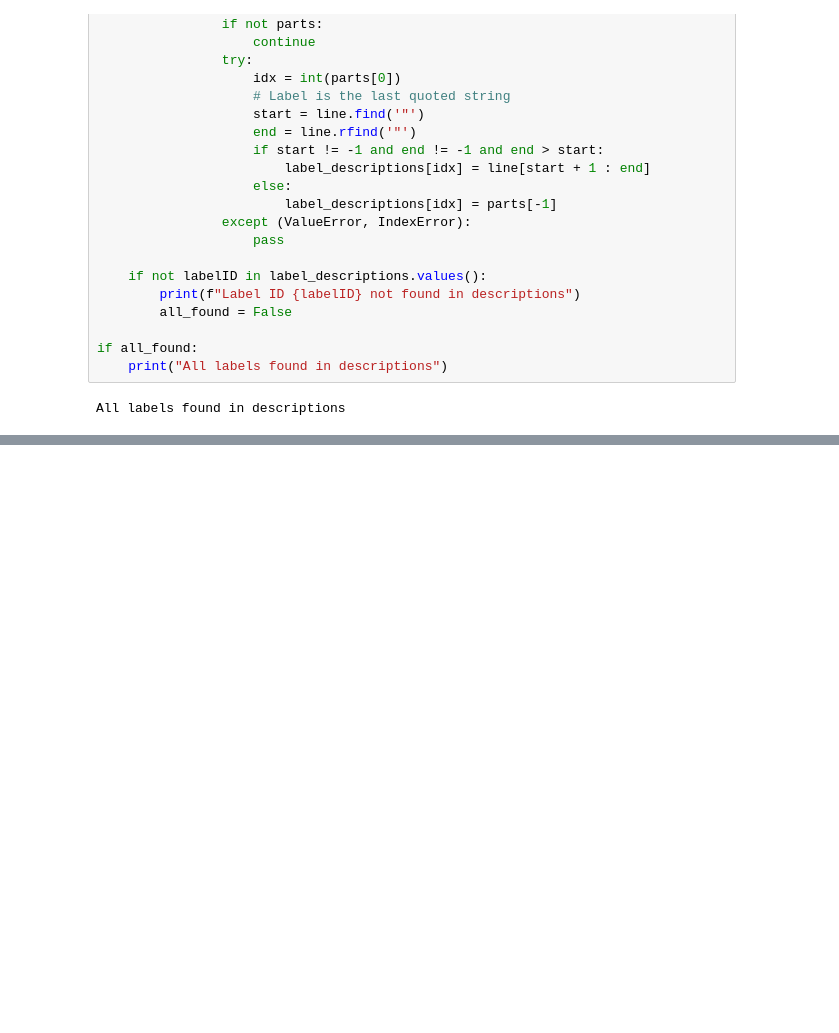
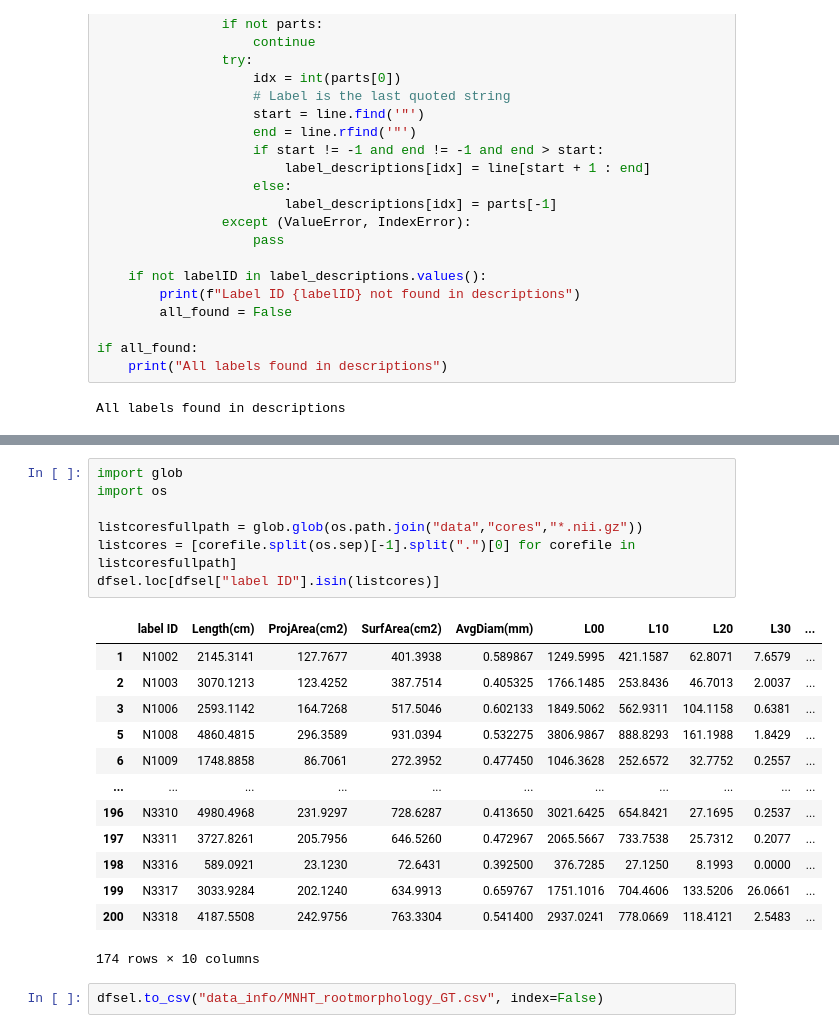
Before and after one commit to GatorSense/MUsoilcoresDataset, a Jupyter notebook: notebook.ipynb, the cells around one changed output, grey strips where cells are left out. Drawn from its saved outputs; the diff is of its cells as text; blank space fills up the shorter version.

```diff
--- a/notebook.ipynb
+++ b/notebook.ipynb
@@ -87,0 +139,23 @@ True
+# %%
+import glob
+import os
+
+listcoresfullpath = glob.glob(os.path.join("data","cores","*.nii.gz"))
+listcores = [corefile.split(os.sep)[-1].split(".")[0] for corefile in listcoresfullpath]
+dfsel.loc[dfsel["label ID"].isin(listcores)]
+# %% [output]
+|  | label ID | Length(cm) | ProjArea(cm2) | SurfArea(cm2) | AvgDiam(mm) | L00 | L10 | L20 | L30 | ... |
+| 1 | N1002 | 2145.3141 | 127.7677 | 401.3938 | 0.589867 | 1249.5995 | 421.1587 | 62.8071 | 7.6579 | ... |
+| 2 | N1003 | 3070.1213 | 123.4252 | 387.7514 | 0.405325 | 1766.1485 | 253.8436 | 46.7013 | 2.0037 | ... |
+| 3 | N1006 | 2593.1142 | 164.7268 | 517.5046 | 0.602133 | 1849.5062 | 562.9311 | 104.1158 | 0.6381 | ... |
+| 5 | N1008 | 4860.4815 | 296.3589 | 931.0394 | 0.532275 | 3806.9867 | 888.8293 | 161.1988 | 1.8429 | ... |
+| 6 | N1009 | 1748.8858 | 86.7061 | 272.3952 | 0.477450 | 1046.3628 | 252.6572 | 32.7752 | 0.2557 | ... |
+| ... | ... | ... | ... | ... | ... | ... | ... | ... | ... | ... |
+| 196 | N3310 | 4980.4968 | 231.9297 | 728.6287 | 0.413650 | 3021.6425 | 654.8421 | 27.1695 | 0.2537 | ... |
+| 197 | N3311 | 3727.8261 | 205.7956 | 646.5260 | 0.472967 | 2065.5667 | 733.7538 | 25.7312 | 0.2077 | ... |
+| 198 | N3316 | 589.0921 | 23.1230 | 72.6431 | 0.392500 | 376.7285 | 27.1250 | 8.1993 | 0.0000 | ... |
+| 199 | N3317 | 3033.9284 | 202.1240 | 634.9913 | 0.659767 | 1751.1016 | 704.4606 | 133.5206 | 26.0661 | ... |
+| 200 | N3318 | 4187.5508 | 242.9756 | 763.3304 | 0.541400 | 2937.0241 | 778.0669 | 118.4121 | 2.5483 | ... |
+174 rows × 10 columns
+# %%
+dfsel.to_csv("data_info/MNHT_rootmorphology_GT.csv", index=False)
```
Also changed, not shown: parts of 7 cells of this notebook, 9 other files.
